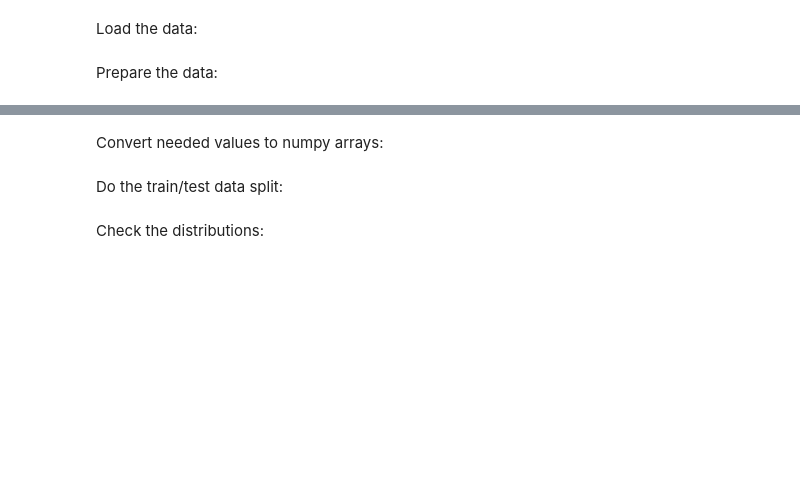
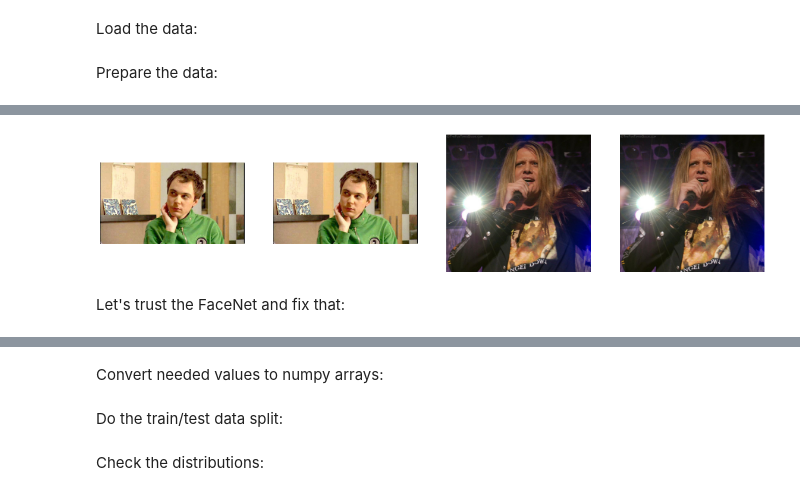
Before and after one commit to d4ria/face-identification, a Jupyter notebook: notebooks/Classification.ipynb, the cells around one changed output, grey strips where cells are left out. Saved outputs shown, nothing was run; the diff lists cells and outputs as text; code cells hidden in the pictures; blank space fills up the shorter version.

```diff
--- a/notebooks/Classification.ipynb
+++ b/notebooks/Classification.ipynb
@@ -27,0 +88,11 @@ df = encodings.merge(identities, on='image_id')
+# %%
+paths = ["../images/056077.jpg", "../images/148021.jpg",  "../images/105237.jpg",  "../images/183447.jpg"]
+fig, axs = plt.subplots(1, 4, figsize=(20, 10))
+for i, ax in enumerate(axs):
+    image = face_recognition.load_image_file(paths[i])
+    ax.imshow(image)
+    ax.axis('off')
+# %% [output]
+[figure, added]
+# %% [markdown]
+Let's trust the FaceNet and fix that:
```
Also changed, not shown: parts of 26 cells of this notebook, 2 other files.
